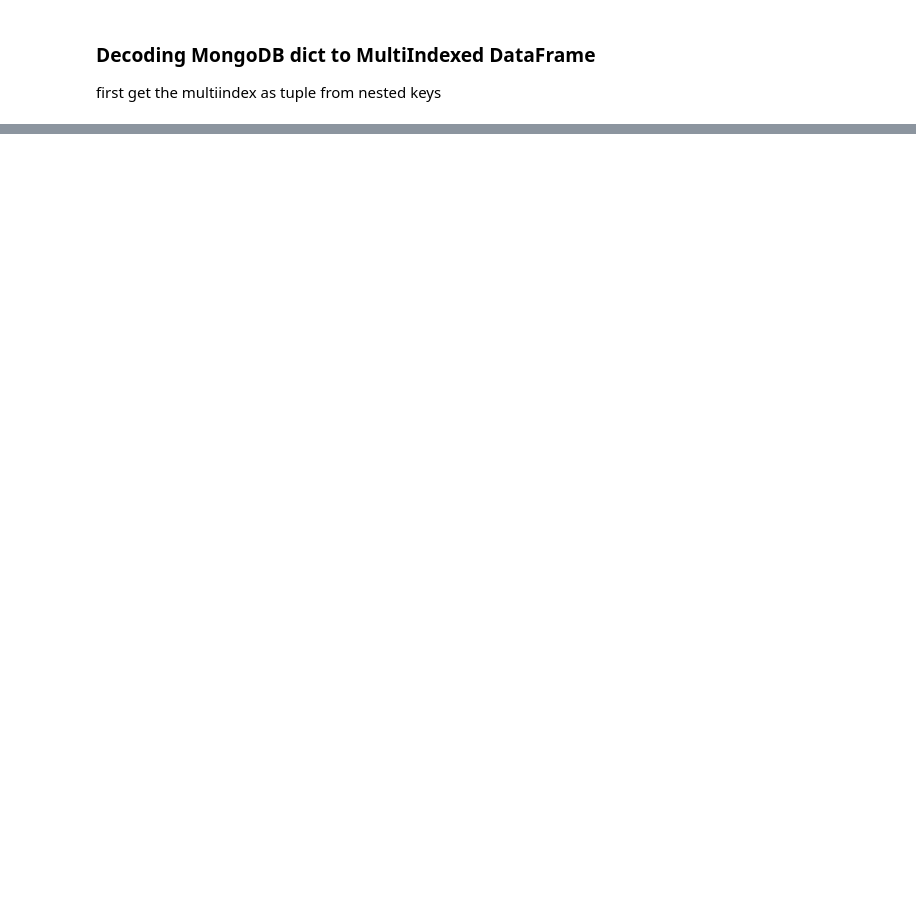
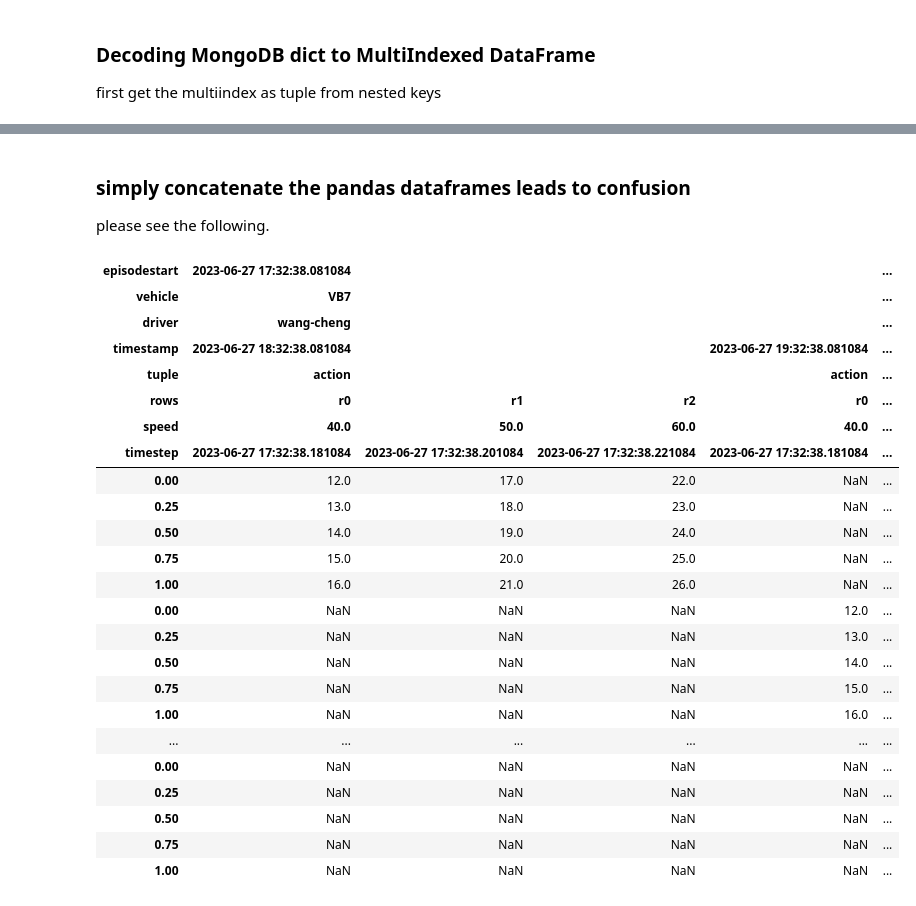
Before and after one commit to Binjian/eos, a Jupyter notebook: eos/utils/eos_dataframe_mongo_codecs.ipynb, the cells around one changed output, grey strips where cells are left out. Saved outputs shown, nothing was run; the diff lists cells and outputs as text; code cells hidden in the pictures; blank space fills up the shorter version.

```diff
--- a/eos/utils/eos_dataframe_mongo_codecs.ipynb
+++ b/eos/utils/eos_dataframe_mongo_codecs.ipynb
@@ -1231,12 +1214,12 @@ dict_observations
 first get the multiindex as tuple from nested keys
 # %%
 
-dict_observations = {
-    (key1, key2, key3): value
-    for row in df_rows['observation']
-    for key1, row1 in row.items()
-    for key2, row2 in row1.items()
-    for key3, value in row2.items()
-}
+dict_observations = {(meta['episodestart'], meta['vehicle'], meta['driver'], meta['timestamp'], key1, key2, key3): value
+                     for meta, obs in zip(df_rows['meta'],df_rows['observation'])
+                     for key1, obs1 in obs.items()
+                     for key2, obs2 in obs1.items()
+                     for key3, value in obs2.items()}
+
 dict_observations
+len(dict_observations)
 # %% [output]
@@ -1259,0 +1314,14 @@ dict_observations
+# %%
+
+dict_observations_list = [
+    {
+        (meta['episodestart'], meta['vehicle'], meta['driver'], meta['timestamp'], key1, key2, key3): value
+        for key1, obs1 in obs.items()
+        for key2, obs2 in obs1.items()
+        for key3, value in obs2.items()
+    }
+    for meta, obs in zip(df_rows['meta'],df_rows['observation'])
+]
+
+dict_observations_list[0]
+len(dict_observations_list)
@@ -1259,0 +1560,11 @@ dict_observations
+# %%
+ser_reward = ser_decoded.loc[idx[:,:,:,:,'reward', ['work', 'timestep']]]
+# ser_reward = pd.Series(
+#     data=[ser_reward[('reward', 'work', 0)]],
+#     index=[ser_reward[('reward', 'timestep', 0)]],
+#     name='work',
+# )
+ser_reward = ser_reward.unstack([0,1,2,3,4,5])
+multiindex = ser_reward.columns
+ser_reward.set_index(multiindex[-1], inplace=True)
+ser_reward
@@ -1259,0 +1640,31 @@ dict_observations
+# %% [markdown]
+### simply concatenate the pandas dataframes leads to confusion
+please see the following.
+# %%
+df_actions_all = pd.concat(df_actions)
+df_actions_all
+# %% [output]
+| episodestart | 2023-06-27 17:32:38.081084 |  |  |  | ... |
+| vehicle | VB7 |  |  |  | ... |
+| driver | wang-cheng |  |  |  | ... |
+| timestamp | 2023-06-27 18:32:38.081084 |  |  | 2023-06-27 19:32:38.081084 | ... |
+| tuple | action |  |  | action | ... |
+| rows | r0 | r1 | r2 | r0 | ... |
+| speed | 40.0 | 50.0 | 60.0 | 40.0 | ... |
+| timestep | 2023-06-27 17:32:38.181084 | 2023-06-27 17:32:38.201084 | 2023-06-27 17:32:38.221084 | 2023-06-27 17:32:38.181084 | ... |
+| 0.00 | 12.0 | 17.0 | 22.0 | NaN | ... |
+| 0.25 | 13.0 | 18.0 | 23.0 | NaN | ... |
+| 0.50 | 14.0 | 19.0 | 24.0 | NaN | ... |
+| 0.75 | 15.0 | 20.0 | 25.0 | NaN | ... |
+| 1.00 | 16.0 | 21.0 | 26.0 | NaN | ... |
+| 0.00 | NaN | NaN | NaN | 12.0 | ... |
+| 0.25 | NaN | NaN | NaN | 13.0 | ... |
+| 0.50 | NaN | NaN | NaN | 14.0 | ... |
+| 0.75 | NaN | NaN | NaN | 15.0 | ... |
+| 1.00 | NaN | NaN | NaN | 16.0 | ... |
+| ... | ... | ... | ... | ... | ... |
+| 0.00 | NaN | NaN | NaN | NaN | ... |
+| 0.25 | NaN | NaN | NaN | NaN | ... |
+| 0.50 | NaN | NaN | NaN | NaN | ... |
+| 0.75 | NaN | NaN | NaN | NaN | ... |
+| 1.00 | NaN | NaN | NaN | NaN | ... |
```
Also changed, not shown: parts of 45 cells of this notebook, 1 other file.
